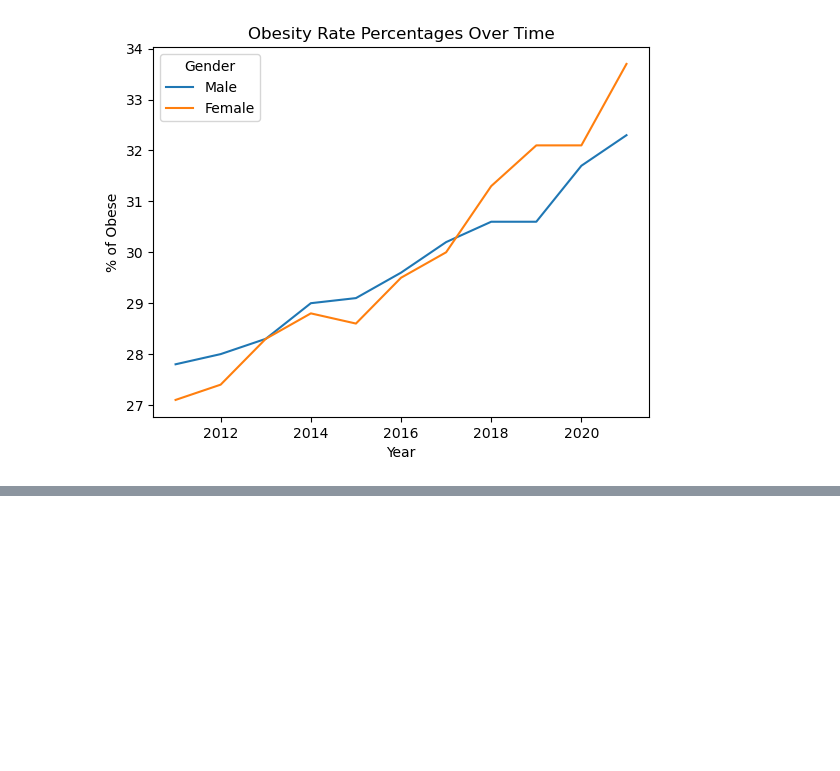
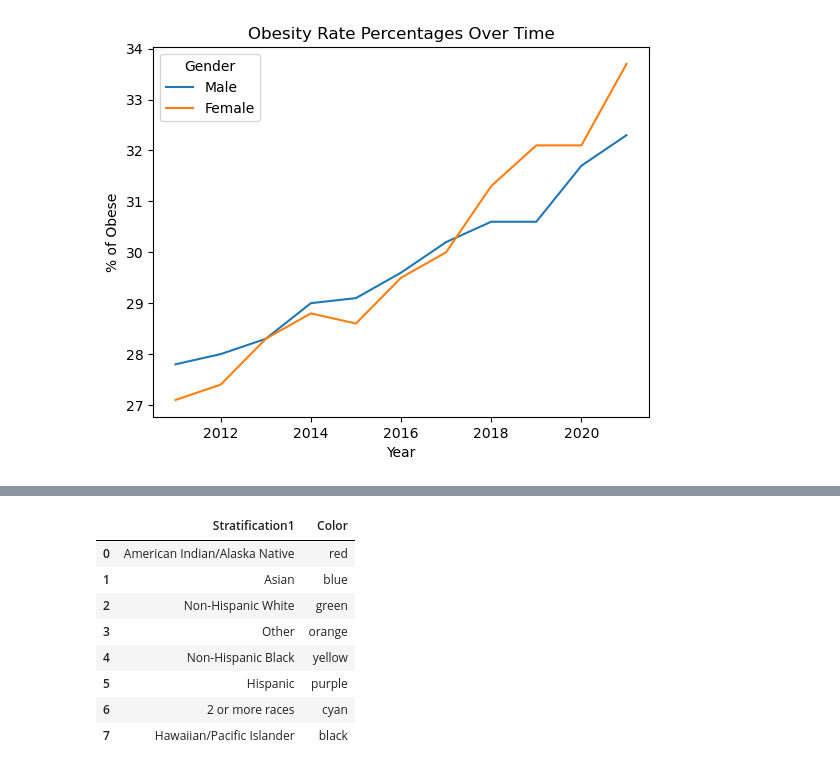
Before and after one commit to sma005/project-one-group-4, a Jupyter notebook: obesity_study_csv.ipynb, the cells around one changed output, grey strips where cells are left out. Saved outputs shown, nothing was run; the diff lists cells and outputs as text; code cells hidden in the pictures; blank space fills up the shorter version.

```diff
--- a/obesity_study_csv.ipynb
+++ b/obesity_study_csv.ipynb
@@ -347,0 +351,12 @@ The r-squared is: 0.001787456938530391
+# %%
+color_df
+# %% [output]
+|  | Stratification1 | Color |
+| 0 | American Indian/Alaska Native | red |
+| 1 | Asian | blue |
+| 2 | Non-Hispanic White | green |
+| 3 | Other | orange |
+| 4 | Non-Hispanic Black | yellow |
+| 5 | Hispanic | purple |
+| 6 | 2 or more races | cyan |
+| 7 | Hawaiian/Pacific Islander | black |
```
Also changed, not shown: parts of 11 cells of this notebook, 4 other files.
